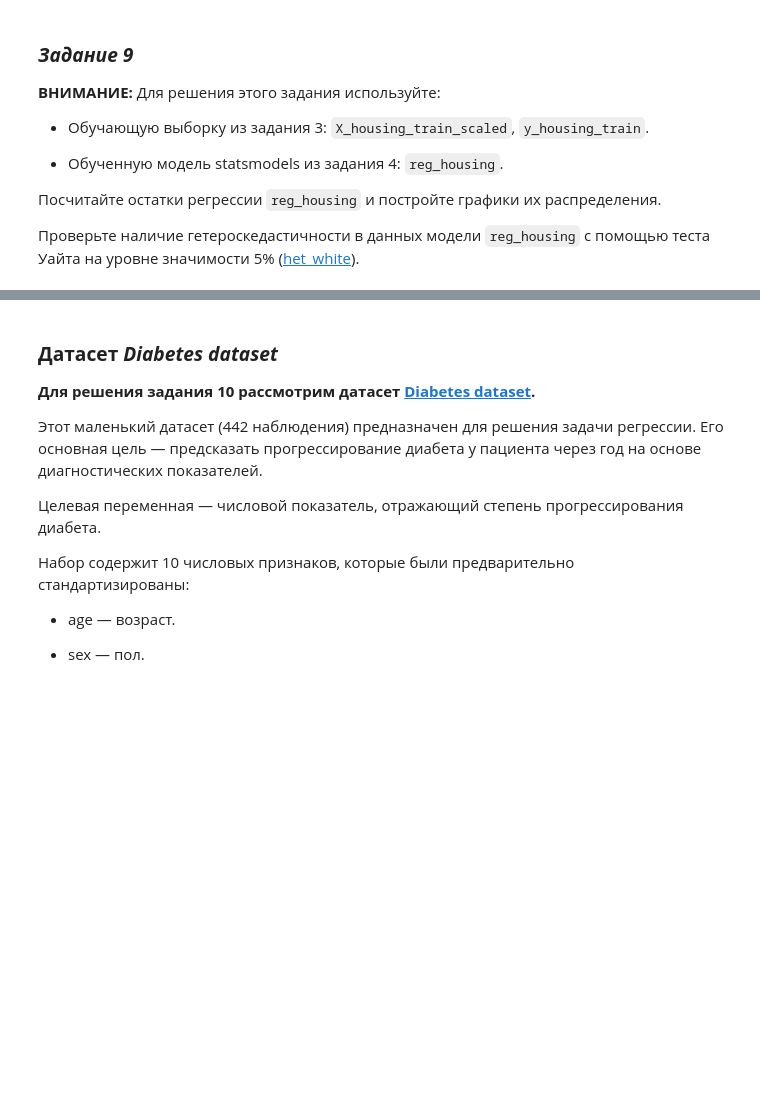
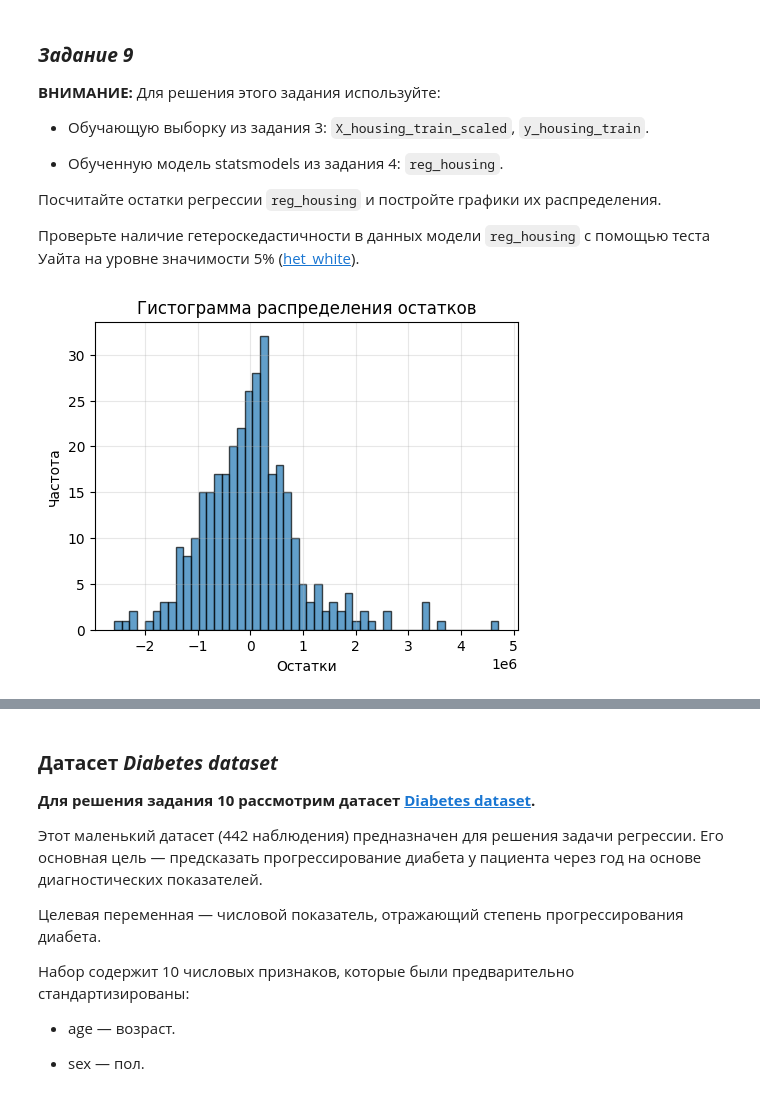
Before and after one commit to HoshiBatista/ODS.ai-Classic-ML-course, a Jupyter notebook: notebooks/home_work_1/01. Задание.ipynb, the cells around one changed output, grey strips where cells are left out. Drawn from its saved outputs; the diff is of its cells as text; code cells hidden in the pictures; blank space fills up the shorter version.

```diff
--- a/notebooks/home_work_1/01. Задание.ipynb
+++ b/notebooks/home_work_1/01. Задание.ipynb
@@ -1173,13 +1361,20 @@ reg_housing_extended = ...
 # %%
 # Посчитайте остатки регрессии reg_housing
 
-reg_housing_res = ...
+reg_housing_res = reg_housing.resid
 # %%
 # Постройте график распределения остатков регрессии
 
+plt.figure(figsize=(12, 4))
+
+plt.subplot(1, 2, 1)
+plt.hist(reg_housing_res, bins=50, alpha=0.7, edgecolor='black')
 plt.xlabel('Остатки')
 plt.ylabel('Частота')
-reg_housing_res.hist(bins=50);
+plt.title('Гистограмма распределения остатков')
+plt.grid(alpha=0.3)
+# %% [output]
+[figure, added]
 # %%
 # Постройте график распределения остатков reg_housing в зависимости от предсказанных значений (fitted values)
 
```
Also changed, not shown: parts of 31 cells of this notebook.
